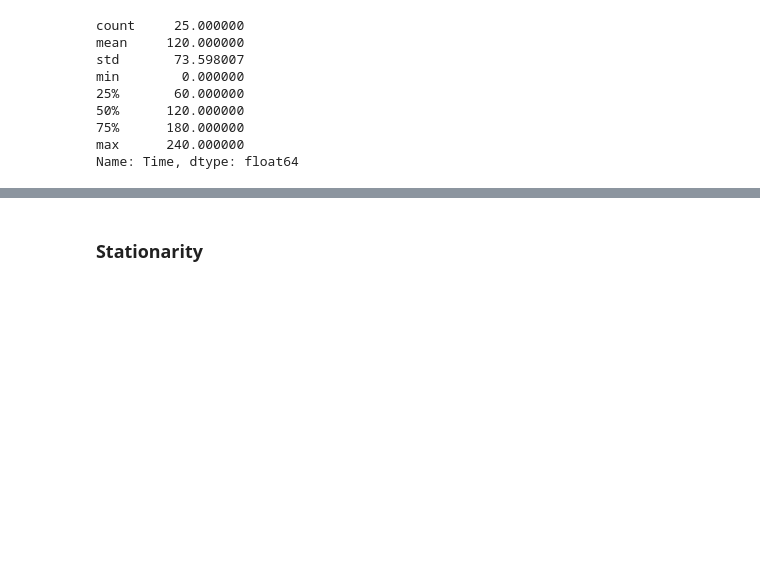
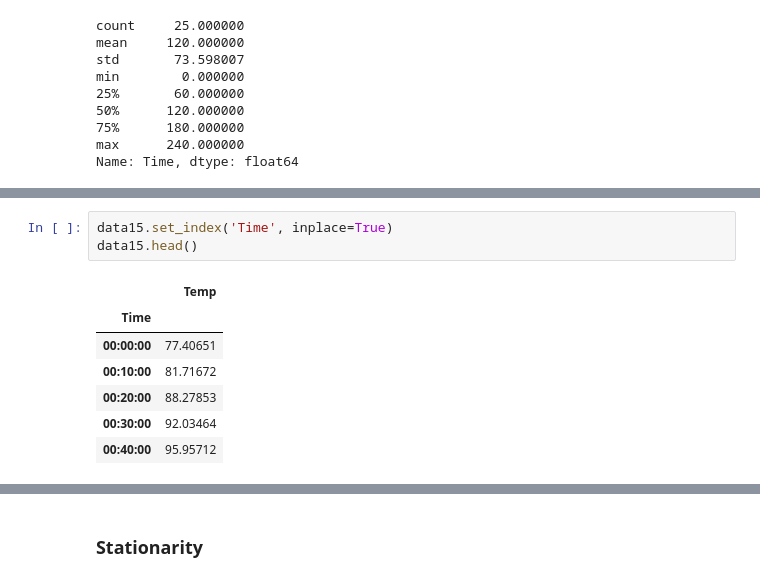
Before and after one commit to DaviesHub/linear_timeseries_analysis, a Jupyter notebook: Dig15LinearAnalysis.ipynb, the cells around one changed output, grey strips where cells are left out. Cells and saved outputs as stored; diff of their text form; blank space fills up the shorter version.

```diff
--- a/Dig15LinearAnalysis.ipynb
+++ b/Dig15LinearAnalysis.ipynb
@@ -67,0 +80,11 @@ data15.head()
+# %%
+data15.set_index('Time', inplace=True)
+data15.head()
+# %% [output]
+|  | Temp |
+| Time |  |
+| 00:00:00 | 77.40651 |
+| 00:10:00 | 81.71672 |
+| 00:20:00 | 88.27853 |
+| 00:30:00 | 92.03464 |
+| 00:40:00 | 95.95712 |
```
Also changed, not shown: parts of 4 cells of this notebook.
